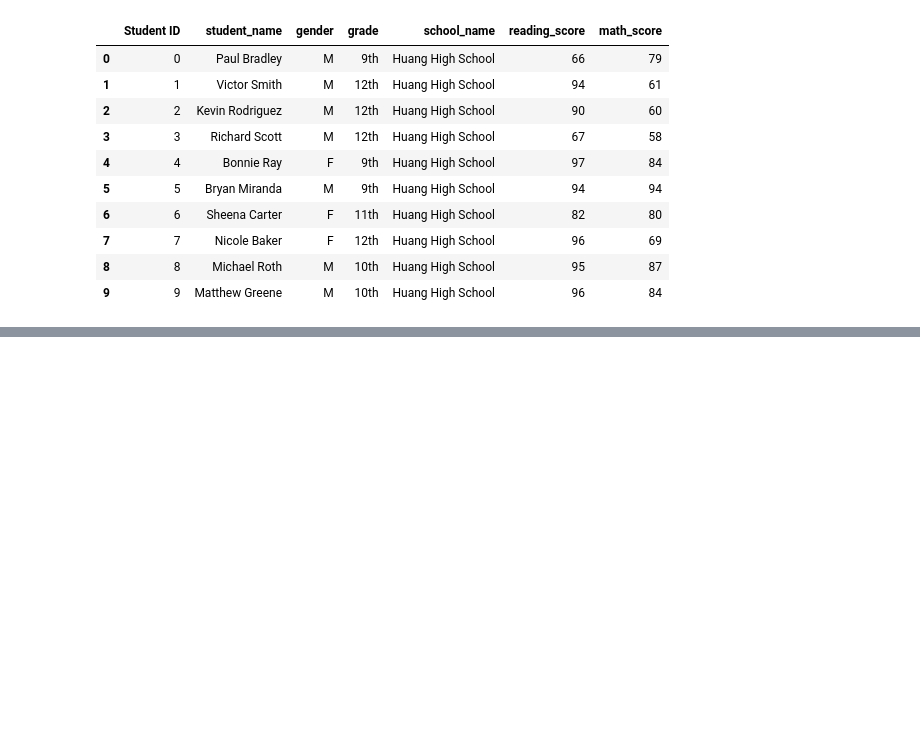
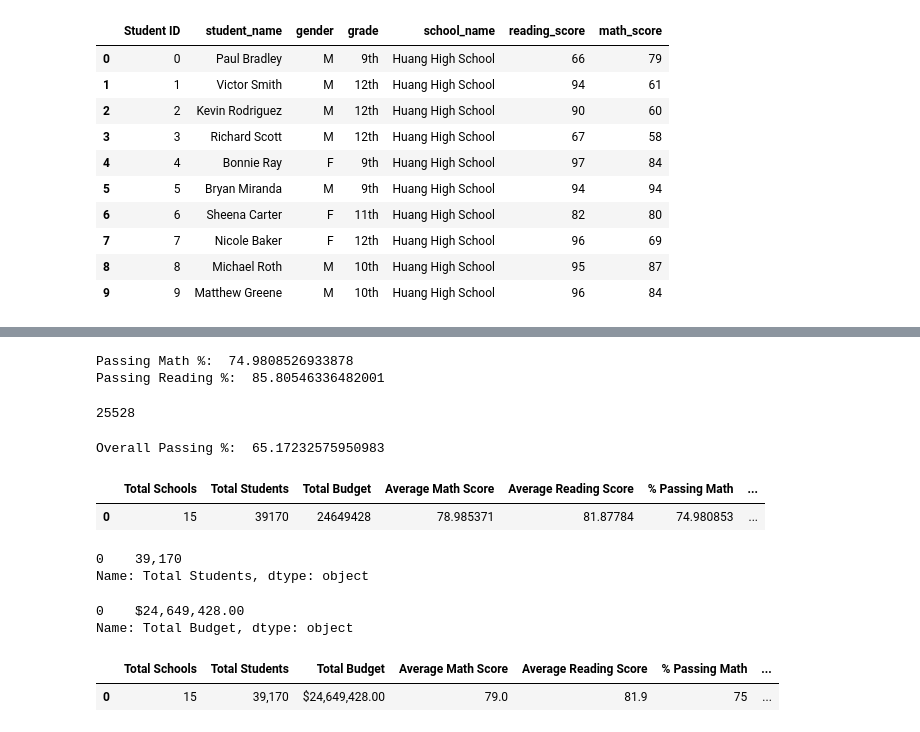
Before and after one commit to SandySChuang/School_District_Analysis, a Jupyter notebook: PyCitySchools.ipynb, the cells around one changed output, grey strips where cells are left out. Saved outputs shown, nothing was run; the diff lists cells and outputs as text; code cells hidden in the pictures; blank space fills up the shorter version.

```diff
--- a/PyCitySchools.ipynb
+++ b/PyCitySchools.ipynb
@@ -169,0 +239,80 @@ student_data_df.head(10)
+# %%
+# calculating passing percentage for each subject.  student count needs to be converted to float first.
+passing_math_percentage = passing_math_count / float(student_count) * 100
+passing_reading_percentage = passing_reading_count / float(student_count) * 100
+
+print("Passing Math %: ", passing_math_percentage)
+print("Passing Reading %: ", passing_reading_percentage)
+# %% [output]
+Passing Math %:  74.9808526933878
+Passing Reading %:  85.80546336482001
+# %%
+# find students who passed both subjects
+
+score_math = school_data_complete_df['math_score']
+score_read = school_data_complete_df['reading_score']
+
+both_pass = [(score_math >= 70) & (score_read >= 70)]
+# %%
+# convert boolean list to values
+
+total_pass = sum(both_pass)
+# %%
+# calculate total student passed both subjects
+
+overall_pass = sum(total_pass)
+
+overall_pass
+# %% [output]
+25528
+# %%
+# Overall Passing percentage
+
+overall_passing_percentage = overall_pass / float(student_count) * 100
+
+print("Overall Passing %: ", overall_passing_percentage)
+# %% [output]
+Overall Passing %:  65.17232575950983
+# %%
+# Adding a list of values with keys to create a new DataFrame.
+district_summary_df = pd.DataFrame([{"Total Schools": school_count,
+                                     "Total Students": student_count,
+                                     "Total Budget": total_budget,
+                                    "Average Math Score": average_math_score,
+                                    "Average Reading Score": average_reading_score,
+                                    "% Passing Math": passing_math_percentage,
+                                    "% Passing Reading": passing_reading_percentage,
+                                    "% Overall Passing": overall_passing_percentage}])
+district_summary_df
+# %% [output]
+|  | Total Schools | Total Students | Total Budget | Average Math Score | Average Reading Score | % Passing Math | ... |
+| 0 | 15 | 39170 | 24649428 | 78.985371 | 81.87784 | 74.980853 | ... |
+# %%
+# Format Total Students to have a thousands, separator
+district_summary_df["Total Students"] = district_summary_df["Total Students"].map("{:,}".format)
+
+district_summary_df["Total Students"]
+# %% [output]
+0    39,170
+Name: Total Students, dtype: object
+# %%
+# Format Total Budget
+district_summary_df["Total Budget"] = district_summary_df["Total Budget"].map("${:,.2f}".format)
+
+district_summary_df["Total Budget"]
+# %% [output]
+0    $24,649,428.00
+Name: Total Budget, dtype: object
+# %%
+# Format rest of the columns
+
+district_summary_df["Average Math Score"] = district_summary_df["Average Math Score"].map("{:.1f}".format)
+district_summary_df["Average Reading Score"] = district_summary_df["Average Reading Score"].map("{:.1f}".format)
+district_summary_df["% Passing Math"] = district_summary_df["% Passing Math"].map("{:.0f}".format)
+district_summary_df["% Passing Reading"] = district_summary_df["% Passing Reading"].map("{:.0f}".format)
+district_summary_df["% Overall Passing"] = district_summary_df["% Overall Passing"].map("{:.0f}".format)
+
+district_summary_df
+# %% [output]
+|  | Total Schools | Total Students | Total Budget | Average Math Score | Average Reading Score | % Passing Math | ... |
+| 0 | 15 | 39,170 | $24,649,428.00 | 79.0 | 81.9 | 75 | ... |
```
Also changed, not shown: parts of 12 cells of this notebook, 3 other files.
